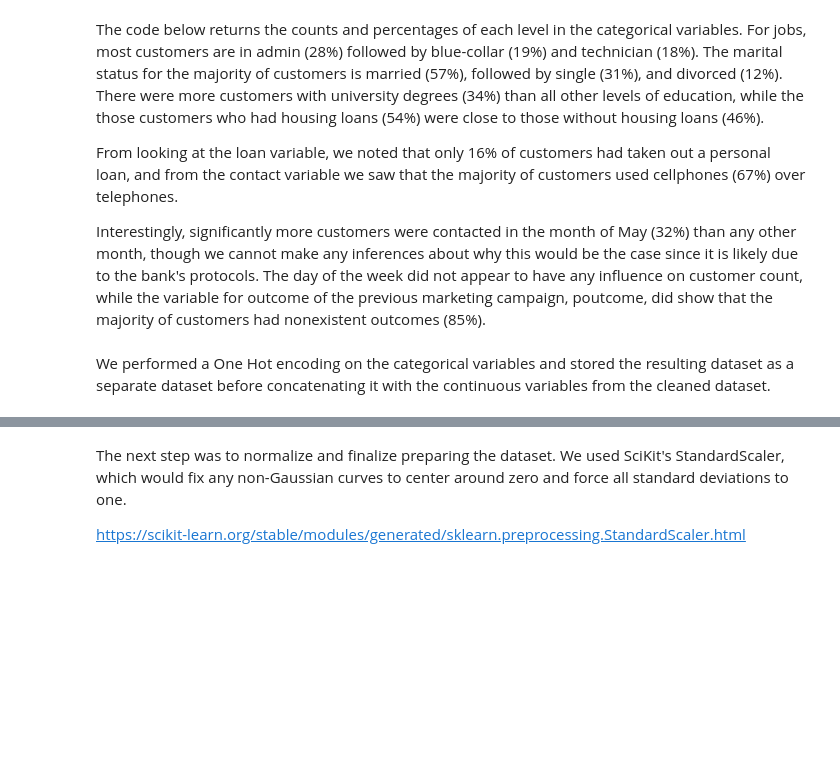
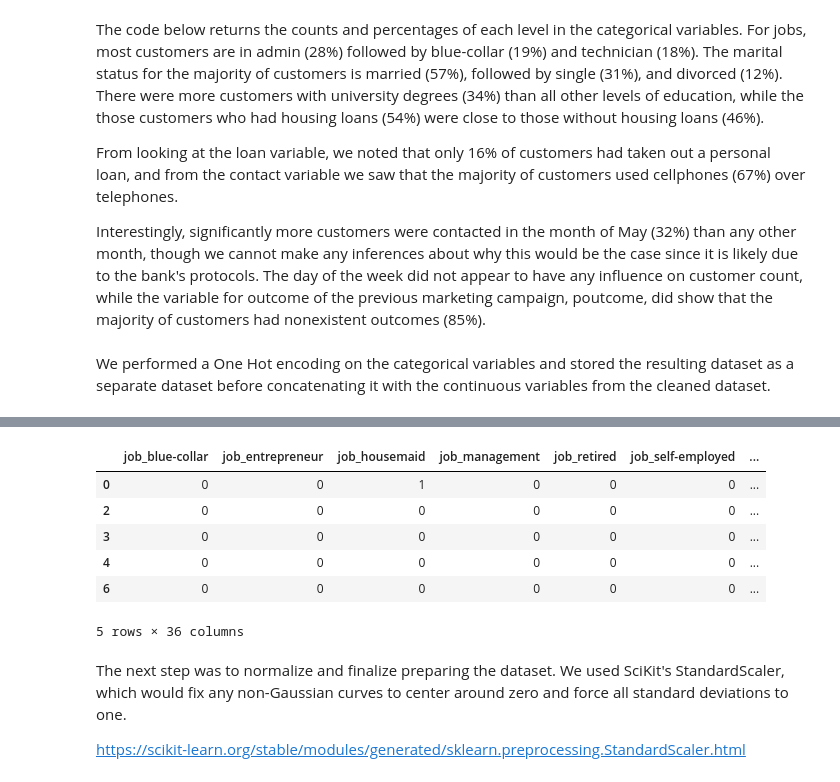
Before and after one commit to ChadKwong/DDSMachineLearning1, a Jupyter notebook: Lab 2/Lab 2.ipynb, the cells around one changed output, grey strips where cells are left out. Saved outputs shown, nothing was run; the diff lists cells and outputs as text; code cells hidden in the pictures; blank space fills up the shorter version.

```diff
--- a/Lab 2/Lab 2.ipynb
+++ b/Lab 2/Lab 2.ipynb
@@ -172,11 +189,23 @@ We performed a One Hot encoding on the categorical variables and stored the resu
 # %%
 #One hot encoding of ALL categorical variables
 OneHotDF = pd.concat([pd.get_dummies(bankData2[col],prefix=col,drop_first=True) for col in catCol], axis=1)
+
+#Scaling non-encoded data
+bankDataScaled
+
 #Combining with continuous variables from cleaned dataset
-OneHotDF = pd.concat([bankData2.select_dtypes(exclude='object'),OneHotDF],axis=1)
+#OneHotDF = pd.concat([bankData2.select_dtypes(exclude='object'),OneHotDF],axis=1)
 OneHotDF.head()
 
 #https://github.com/jakemdrew/DataMiningNotebooks/blob/master/01.%20Pandas.ipynb
+# %% [output]
+|  | job_blue-collar | job_entrepreneur | job_housemaid | job_management | job_retired | job_self-employed | ... |
+| 0 | 0 | 0 | 1 | 0 | 0 | 0 | ... |
+| 2 | 0 | 0 | 0 | 0 | 0 | 0 | ... |
+| 3 | 0 | 0 | 0 | 0 | 0 | 0 | ... |
+| 4 | 0 | 0 | 0 | 0 | 0 | 0 | ... |
+| 6 | 0 | 0 | 0 | 0 | 0 | 0 | ... |
+5 rows × 36 columns
 # %% [markdown]
 The next step was to normalize and finalize preparing the dataset. We used SciKit's StandardScaler, which would fix any non-Gaussian curves to center around zero and force all standard deviations to one.
 
```
Also changed, not shown: parts of 12 cells of this notebook.
